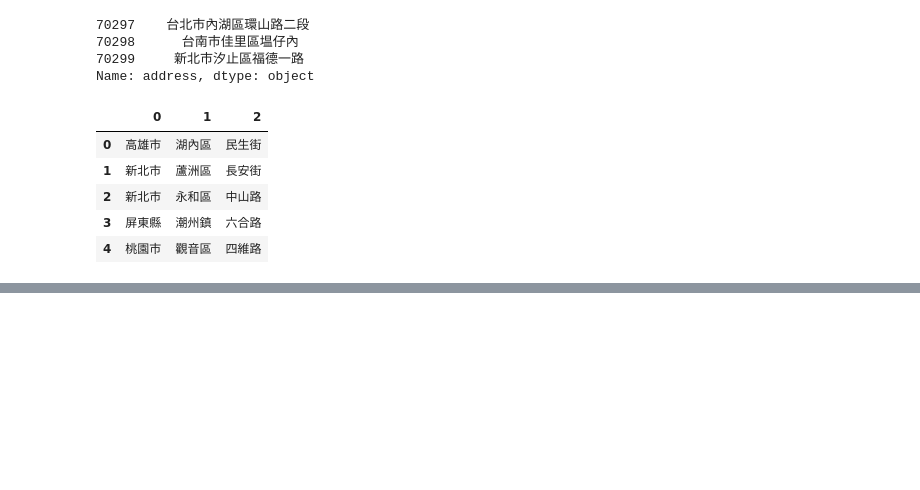
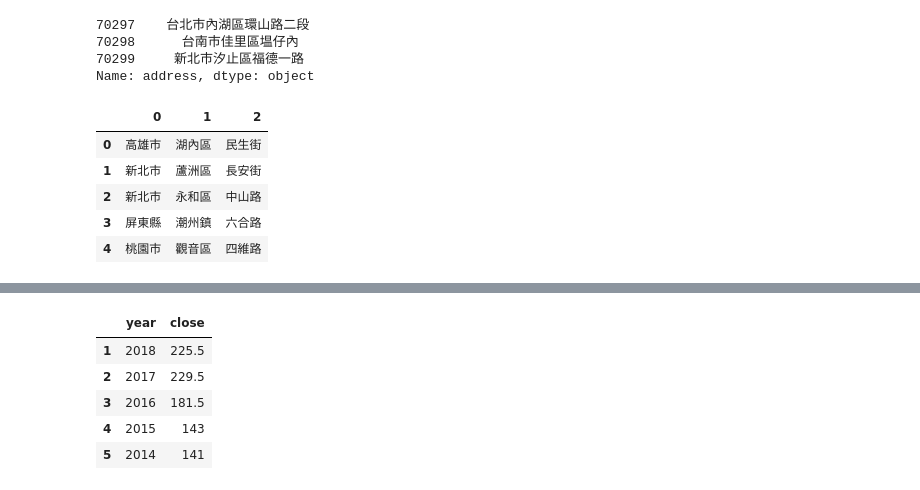
Before and after one commit to ywchiu/chinalife, a Jupyter notebook: Demo20191001.ipynb, the cells around one changed output, grey strips where cells are left out. Cells and saved outputs as stored; diff of their text form; code cells hidden in the pictures; blank space fills up the shorter version.

```diff
--- a/Demo20191001.ipynb
+++ b/Demo20191001.ipynb
@@ -1213,0 +1322,2 @@ house['address'].str.extract('(.+[市縣])(.+[區鎮鄉市])(.+[村街路])').he
+# %%
+stock = df.iloc[1:, [0,3]]
@@ -1213,0 +1326,9 @@ house['address'].str.extract('(.+[市縣])(.+[區鎮鄉市])(.+[村街路])').he
+# %%
+stock.head()
+# %% [output]
+|  | year | close |
+| 1 | 2018 | 225.5 |
+| 2 | 2017 | 229.5 |
+| 3 | 2016 | 181.5 |
+| 4 | 2015 | 143 |
+| 5 | 2014 | 141 |
```
Also changed, not shown: parts of 32 cells of this notebook.
